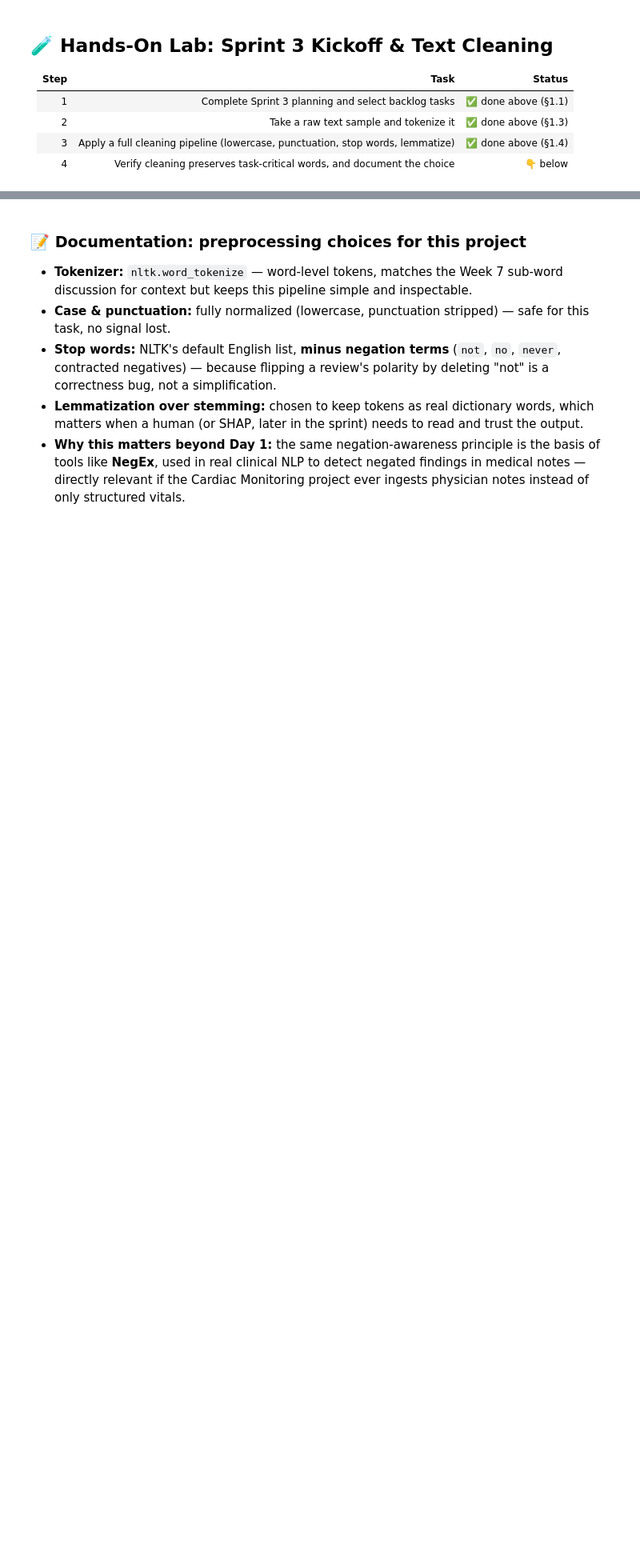
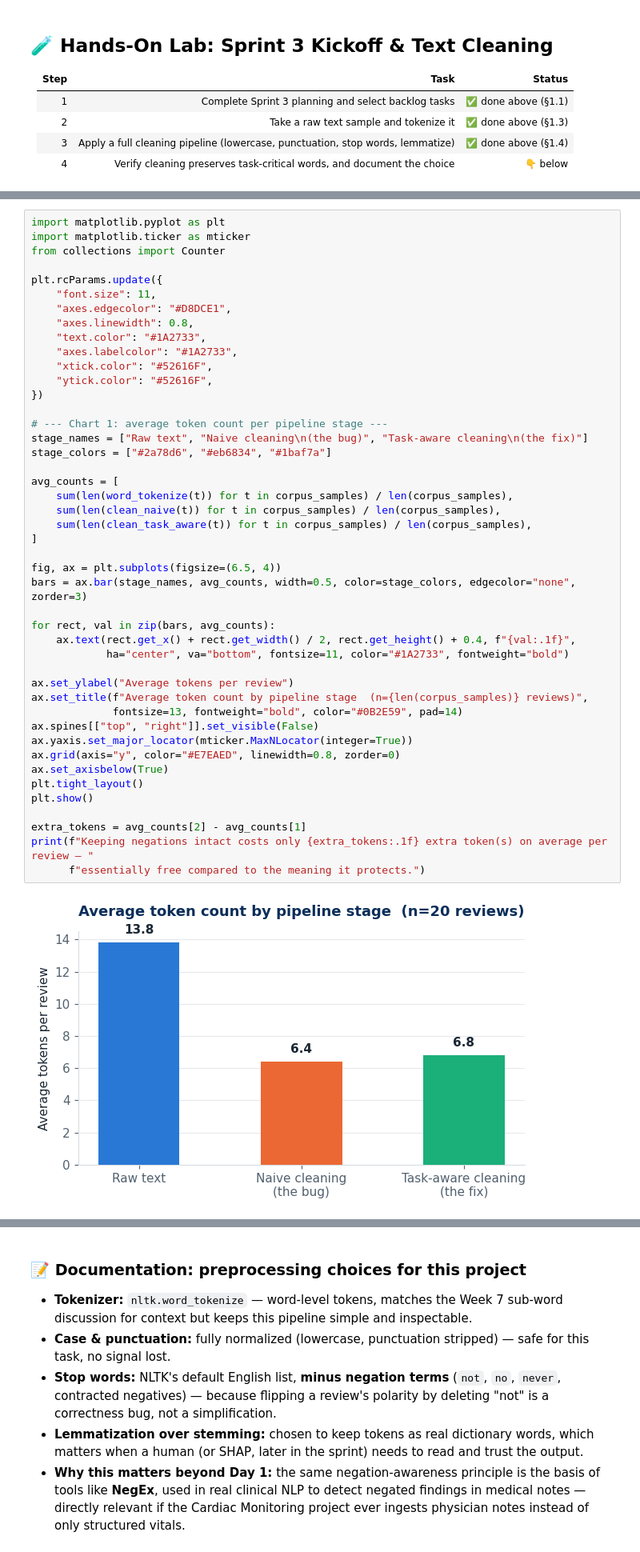
Before and after one commit to zyanshwarb-hue/binx-ai-ml-internship-, a Jupyter notebook: week8/day1/day1.ipynb, the cells around one changed output, grey strips where cells are left out. Shown at 80% size. Saved outputs shown, nothing was run; the diff lists cells and outputs as text; blank space fills up the shorter version.

```diff
--- a/week8/day1/day1.ipynb
+++ b/week8/day1/day1.ipynb
@@ -227,0 +256,47 @@ comparison
+# %%
+import matplotlib.pyplot as plt
+import matplotlib.ticker as mticker
+from collections import Counter
+
+plt.rcParams.update({
+    "font.size": 11,
+    "axes.edgecolor": "#D8DCE1",
+    "axes.linewidth": 0.8,
+    "text.color": "#1A2733",
+    "axes.labelcolor": "#1A2733",
+    "xtick.color": "#52616F",
+    "ytick.color": "#52616F",
+})
+
+# --- Chart 1: average token count per pipeline stage ---
+stage_names = ["Raw text", "Naive cleaning\n(the bug)", "Task-aware cleaning\n(the fix)"]
+stage_colors = ["#2a78d6", "#eb6834", "#1baf7a"]
+
+avg_counts = [
+    sum(len(word_tokenize(t)) for t in corpus_samples) / len(corpus_samples),
+    sum(len(clean_naive(t)) for t in corpus_samples) / len(corpus_samples),
+    sum(len(clean_task_aware(t)) for t in corpus_samples) / len(corpus_samples),
+]
+
+fig, ax = plt.subplots(figsize=(6.5, 4))
+bars = ax.bar(stage_names, avg_counts, width=0.5, color=stage_colors, edgecolor="none", zorder=3)
+
+for rect, val in zip(bars, avg_counts):
+    ax.text(rect.get_x() + rect.get_width() / 2, rect.get_height() + 0.4, f"{val:.1f}",
+            ha="center", va="bottom", fontsize=11, color="#1A2733", fontweight="bold")
+
+ax.set_ylabel("Average tokens per review")
+ax.set_title(f"Average token count by pipeline stage  (n={len(corpus_samples)} reviews)",
+             fontsize=13, fontweight="bold", color="#0B2E59", pad=14)
+ax.spines[["top", "right"]].set_visible(False)
+ax.yaxis.set_major_locator(mticker.MaxNLocator(integer=True))
+ax.grid(axis="y", color="#E7EAED", linewidth=0.8, zorder=0)
+ax.set_axisbelow(True)
+plt.tight_layout()
+plt.show()
+
+extra_tokens = avg_counts[2] - avg_counts[1]
+print(f"Keeping negations intact costs only {extra_tokens:.1f} extra token(s) on average per review — "
+      f"essentially free compared to the meaning it protects.")
+# %% [output]
+[figure, added]
```
Also changed, not shown: parts of 9 cells of this notebook, 3 other files.
